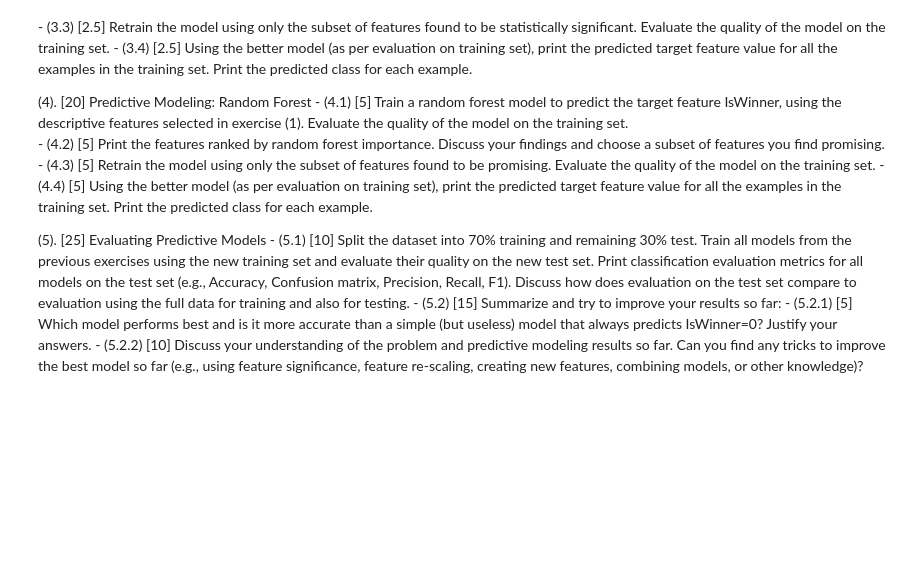
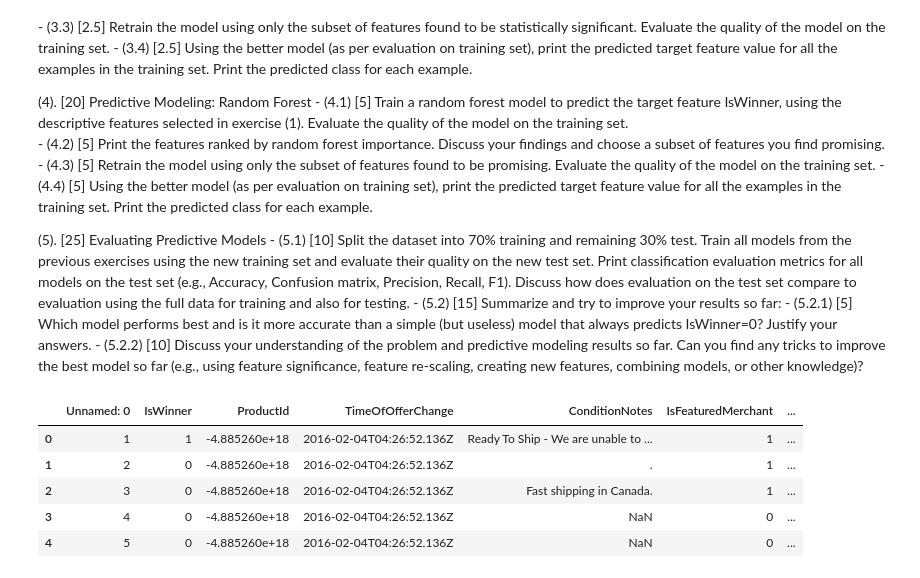
Before and after one commit to PamelaKelly/AmazonFeaturedOffersDataAnalysis, a Jupyter notebook: 2016-Homework2-Notebook.ipynb/2016-Homework2-Notebook.ipynb, the cells around one changed output. Cells and saved outputs as stored; diff of their text form; code cells hidden in the pictures; blank space fills up the shorter version.

```diff
--- a/2016-Homework2-Notebook.ipynb/2016-Homework2-Notebook.ipynb
+++ b/2016-Homework2-Notebook.ipynb/2016-Homework2-Notebook.ipynb
@@ -62,0 +75,12 @@ We use the same dataset from Homework1 (you can use your cleaned/prepared CSV or
+# %%
+#test that we have the data
+df.head()
+#utf-8 encoding throwing an error - have I made some unwanted change to the csv as the old file still reads fine?
+#using ISO-8859-1 introduces a new 'unnamed' column?
+# %% [output]
+|  | Unnamed: 0 | IsWinner | ProductId | TimeOfOfferChange | ConditionNotes | IsFeaturedMerchant | ... |
+| 0 | 1 | 1 | -4.885260e+18 | 2016-02-04T04:26:52.136Z | Ready To Ship - We are unable to ... | 1 | ... |
+| 1 | 2 | 0 | -4.885260e+18 | 2016-02-04T04:26:52.136Z | . | 1 | ... |
+| 2 | 3 | 0 | -4.885260e+18 | 2016-02-04T04:26:52.136Z | Fast shipping in Canada. | 1 | ... |
+| 3 | 4 | 0 | -4.885260e+18 | 2016-02-04T04:26:52.136Z | NaN | 0 | ... |
+| 4 | 5 | 0 | -4.885260e+18 | 2016-02-04T04:26:52.136Z | NaN | 0 | ... |
```
Also changed, not shown: parts of 30 cells of this notebook.
